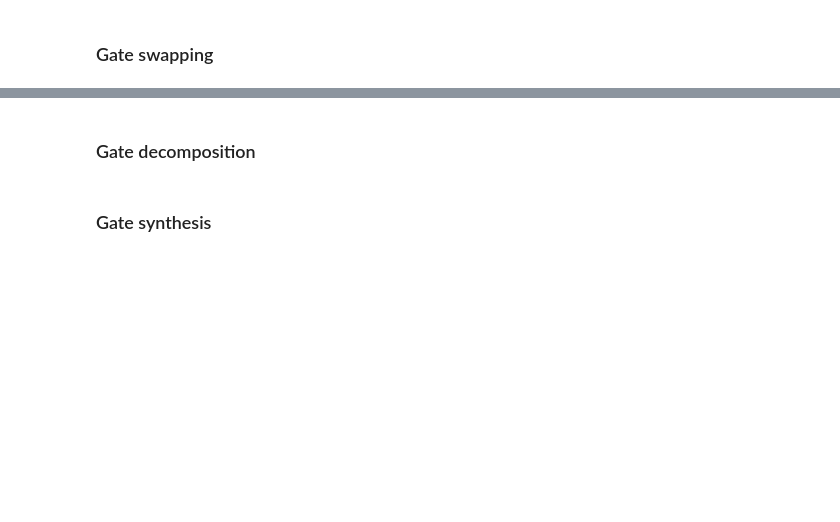
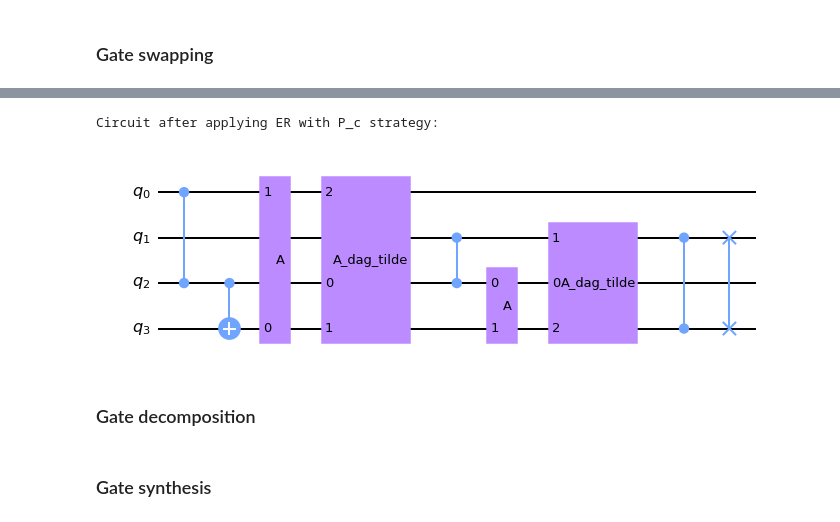
Before and after one commit to unitaryfund/circuit-unoptimization, a Jupyter notebook: notebooks/elemetary_recipe.ipynb, the cells around one changed output, grey strips where cells are left out. Saved outputs shown, nothing was run; the diff lists cells and outputs as text; code cells hidden in the pictures; blank space fills up the shorter version.

```diff
--- a/notebooks/elemetary_recipe.ipynb
+++ b/notebooks/elemetary_recipe.ipynb
@@ -304,2 +326,14 @@ q_3: ─────────────────────────
+# %%
+# Now, perform another ER using P_c strategy
+inserted_qc_2, B1_info_2, previous_er_gates = gate_insert(final_qc, strategy='P_c', previous_er_gates=previous_er_gates)
+
+# Perform gate swapping
+final_qc_2 = gate_swap(inserted_qc_2, B1_info_2)
+
+print("\nCircuit after applying ER with P_c strategy:")
+final_qc_2.draw("mpl")
+# %% [output]
+Circuit after applying ER with P_c strategy:
+[figure, added]
 # %% [markdown]
 ### Gate decomposition
```
Also changed, not shown: parts of 14 cells of this notebook.
